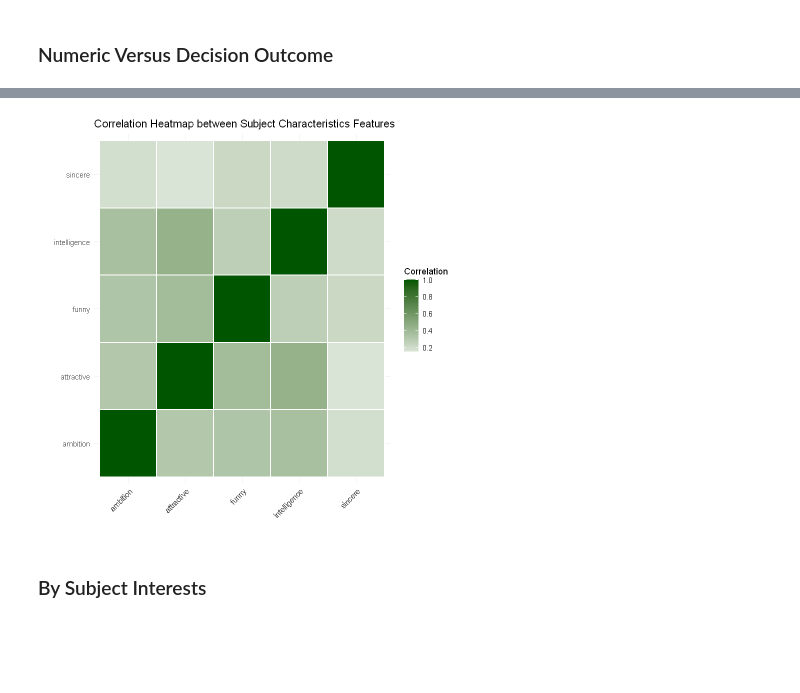
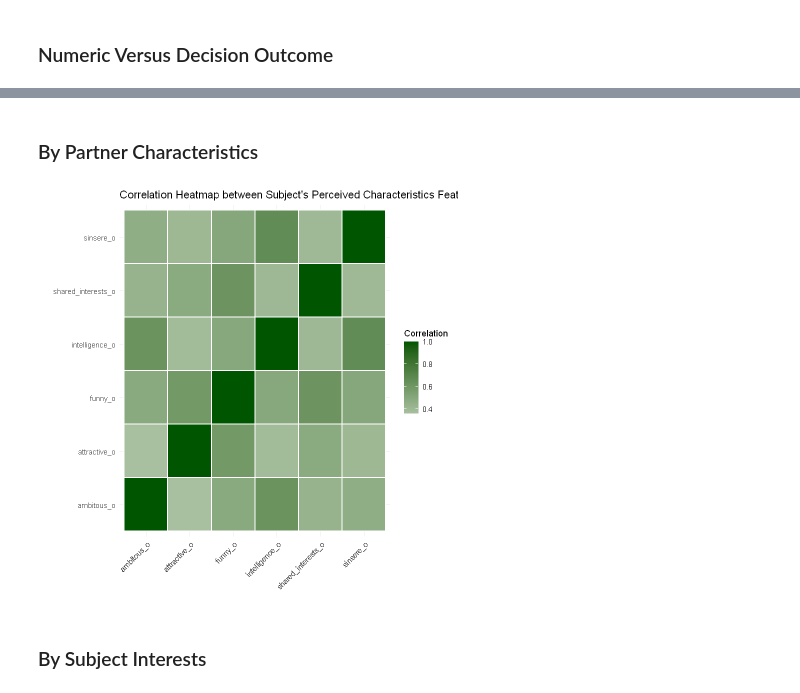
Before and after one commit to mariavgranadosj/speed-dating-classification, a Jupyter notebook: notebooks/02_eda.ipynb, the cells around one changed output, grey strips where cells are left out. Saved outputs shown, nothing was run; the diff lists cells and outputs as text; code cells hidden in the pictures; blank space fills up the shorter version.

```diff
--- a/notebooks/02_eda.ipynb
+++ b/notebooks/02_eda.ipynb
@@ -65,7 +65,8 @@ str(df_dating)
 # %% [markdown]
 ### Data type adjustments
 # %%
-df_dating$decision <- factor(df_dating$decision)
+df_dating$decision <- factor(df_dating$decision_o)
+df_dating$decision_o <- NULL
 df_dating$samerace <- factor(df_dating$samerace)
 # %%
 feature_types <- tibble(
@@ -132,9 +148,4 @@ plot_box_grid <- function(feat_subset,subset_name, data=df_dating){
 # %%
-demographics <-  c("gender","age","race","samerace","field") # what about age difference? , does race matter?
-preferences = c("importance_same_race", "importance_same_religion",   "attractive_important", "sincere_important", "intellicence_important", "funny_important", "ambtition_important", "shared_interests_important")
+partner_self_ratings <- c("attractive_o", "sinsere_o", "intelligence_o", "funny_o", "ambitous_o", "shared_interests_o")
 subject_self_ratings <- c("attractive","sincere","intelligence","funny","ambition")
-partner_ratings <- c("attractive_partner","sincere_partner","intelligence_partner","funny_partner","ambition_partner")#,"shared_interests_partner") why did this disappear?
 interests<- c("sports","tvsports","exercise","dining","museums","art","hiking","gaming","clubbing","reading","tv","theater","movies","concerts","music","shopping","yoga")
-correlations <- c("interests_correlate")
-all_subcats <- list(demographics,preferences,subject_self_ratings,partner_ratings,interests)
-all_subcats
@@ -403,7 +359,9 @@ plot_heatmap(preferences,"Subject Preferences")
+# %% [markdown]
+### By Partner Characteristics
 # %%
-plot_heatmap(subject_self_ratings,"Subject Characteristics")
+plot_heatmap(partner_self_ratings,"Subject's Perceived Characteristics")
 # %% [output]
-[figure, old version]
+[figure, new version]
 # %% [markdown]
 ### By Subject Interests
 # %%
```
Also changed, not shown: parts of 49 cells of this notebook, 2 other files.
